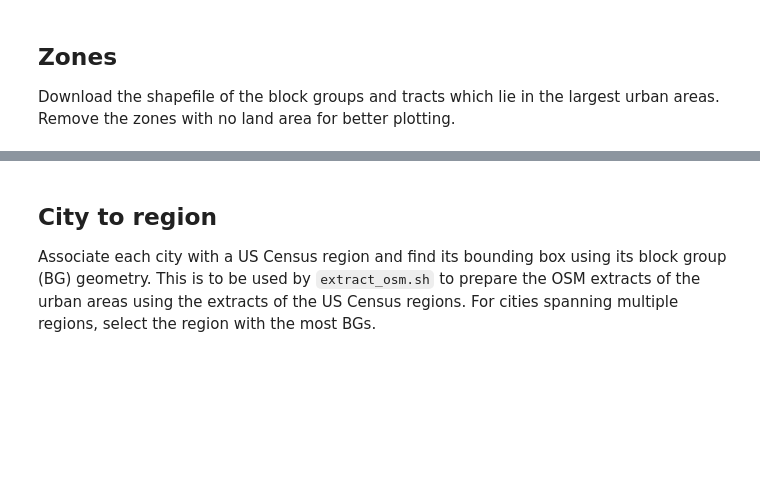
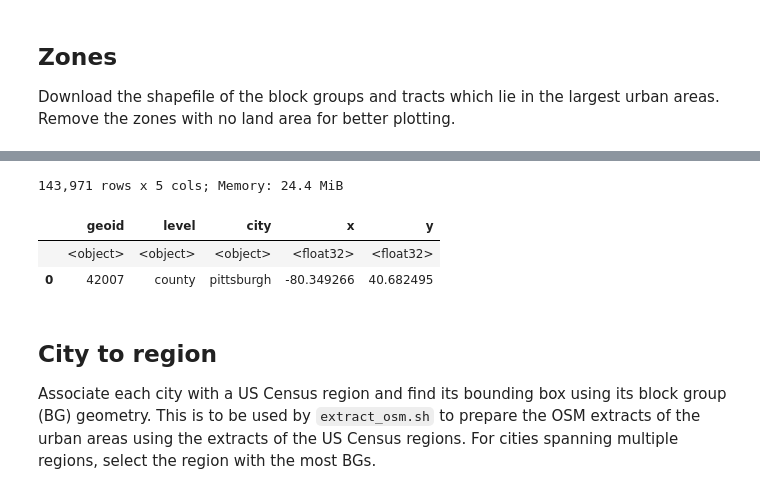
Before and after one commit to rvanxer/spatial_access_america, a Jupyter notebook: geometry.ipynb, the cells around one changed output, grey strips where cells are left out. Cells and saved outputs as stored; diff of their text form; code cells hidden in the pictures; blank space fills up the shorter version.

```diff
--- a/geometry.ipynb
+++ b/geometry.ipynb
@@ -173,3 +183,16 @@ zones = gpd.read_parquet('data/zones.parquet').disp()
+# %%
+# pts = (zones.set_index(['geoid', 'level', 'city']).to_crs(CRS_M)
+#        .centroid.to_crs(CRS_DEG).get_coordinates().reset_index()
+#        .astype(D(level=str, city=str, x=F32, y=F32)))
+# pts.city = [x.lower().replace(' ', '-').replace('.', '') for x in pts.city]
+# pts.level = pts.level.str.lower()
+# pts.to_parquet('data/centroids.parquet') # 6s
+pts = pd.read_parquet('data/centroids.parquet').disp()
+# %% [output]
+143,971 rows x 5 cols; Memory: 24.4 MiB
+|  | geoid | level | city | x | y |
+|  | <object> | <object> | <object> | <float32> | <float32> |
+| 0 | 42007 | county | pittsburgh | -80.349266 | 40.682495 |
 # %% [markdown]
 ## City to region
 Associate each city with a US Census region and find its bounding box using its block group (BG) geometry. This is to be used by `extract_osm.sh` to prepare the OSM extracts of the urban areas using the extracts of the US Census regions. For cities spanning multiple regions, select the region with the most BGs.
```
Also changed, not shown: parts of 6 cells of this notebook, 6 other files.
